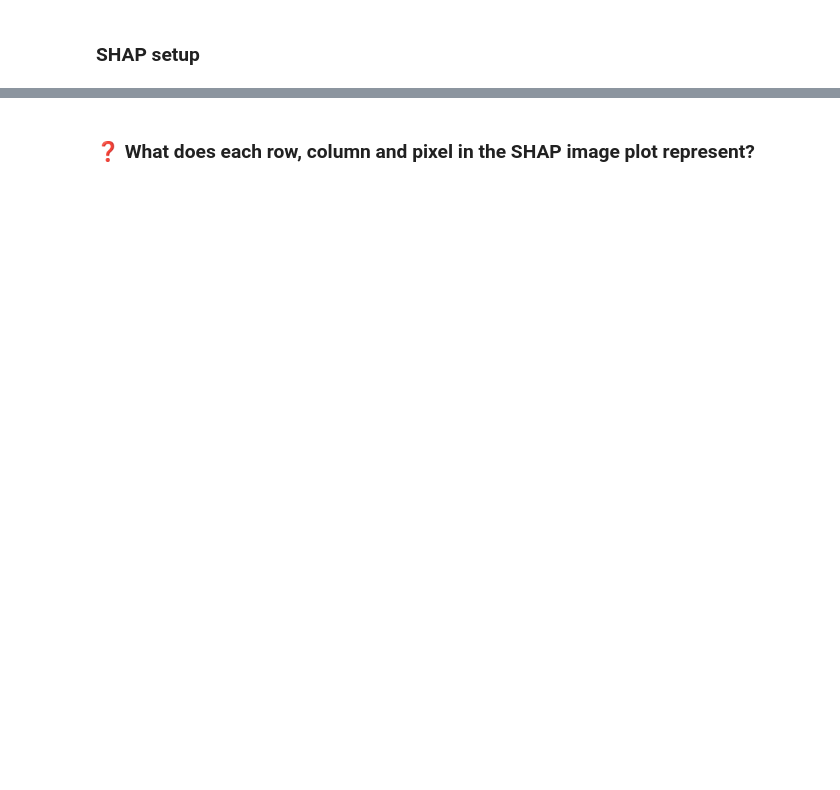
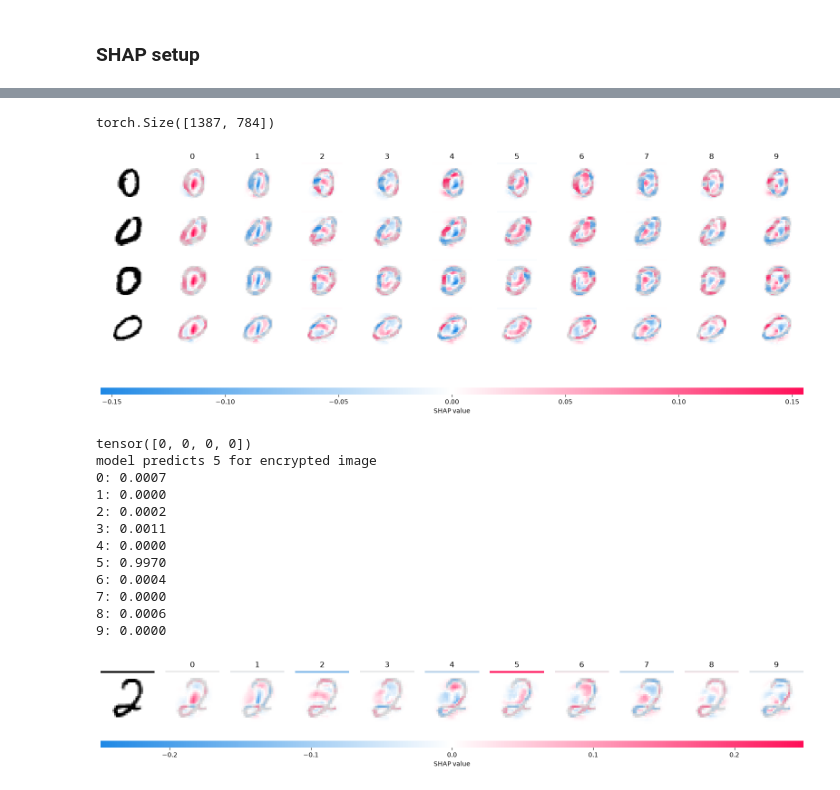
Before and after one commit to ffredz/TDT4172prosjekter, a Jupyter notebook: Project4/Project4_XAI.ipynb, the cells around one changed output, grey strips where cells are left out. Drawn from its saved outputs; the diff is of its cells as text; code cells hidden in the pictures; blank space fills up the shorter version.

```diff
--- a/Project4/Project4_XAI.ipynb
+++ b/Project4/Project4_XAI.ipynb
@@ -421,2 +431,36 @@ explain_data(X_test[:4])
-# %% [markdown]
-### ❓ What does each row, column and pixel in the SHAP image plot represent?
+# %%
+# explain some images of the digit 0, find the class probabilities of encrypted_image, then explain it
+# ====================================
+# YOUR CODE GOES HERE:
+# ====================================
+zero_mask = (y_test == 0)
+X_zeros = X_test[zero_mask]
+print(X_zeros.shape)
+explain_data(X_zeros[:4])
+preds = MLP_model.forward_digit(X_zeros[:4])
+print(preds)
+
+#
+
+probs = torch.softmax(MLP_model(encrypted_image.reshape(1, -1)), dim=1)[0]
+print(f"model predicts {MLP_model.forward_digit(encrypted_image.reshape(1,-1))[0]} for encrypted image")
+for digit, p in enumerate(probs):
+    print(f"{digit}: {p:.4f}")
+
+explain_data(encrypted_image)
+# %% [output]
+torch.Size([1387, 784])
+[figure, added]
+tensor([0, 0, 0, 0])
+model predicts 5 for encrypted image
+0: 0.0007
+1: 0.0000
+2: 0.0002
+3: 0.0011
+4: 0.0000
+5: 0.9970
+6: 0.0004
+7: 0.0000
+8: 0.0006
+9: 0.0000
+[figure, added]
```
Also changed, not shown: parts of 11 cells of this notebook.
